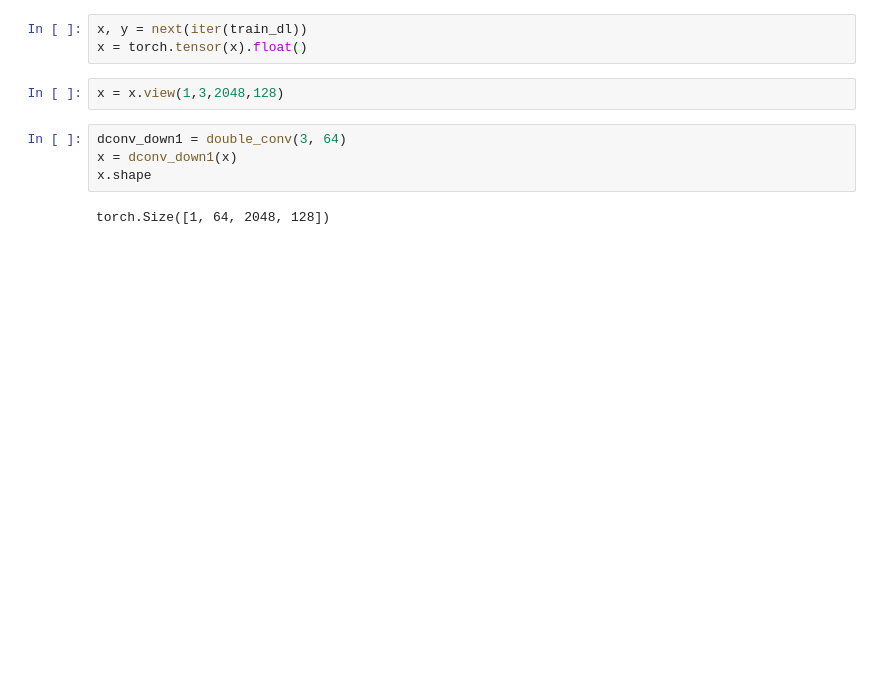
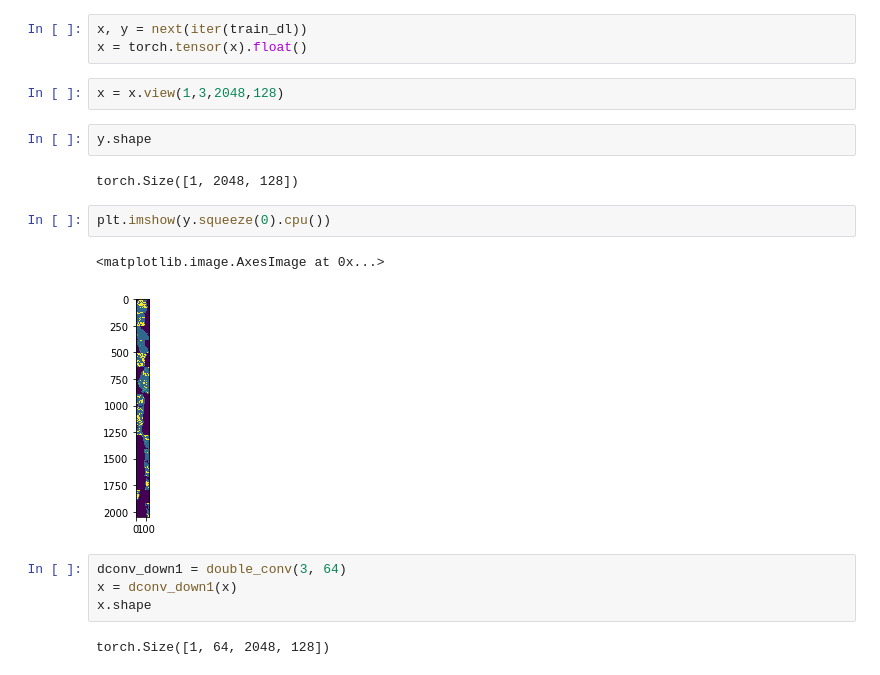
Before and after one commit to hannahlyon/panda-project, a Jupyter notebook: code/U-Net.ipynb, the cells around one changed output. Cells and saved outputs as stored; diff of their text form; blank space fills up the shorter version.

```diff
--- a/code/U-Net.ipynb
+++ b/code/U-Net.ipynb
@@ -72,6 +72,15 @@ x, y = next(iter(train_dl))
 x = torch.tensor(x).float()
 # %%
 x = x.view(1,3,2048,128)
+# %%
+y.shape
+# %% [output]
+torch.Size([1, 2048, 128])
+# %%
+plt.imshow(y.squeeze(0).cpu())
+# %% [output]
+<matplotlib.image.AxesImage at 0x...>
+[figure, added]
 # %%
 dconv_down1 = double_conv(3, 64)
 x = dconv_down1(x)
```
Also changed, not shown: 1 other file.
